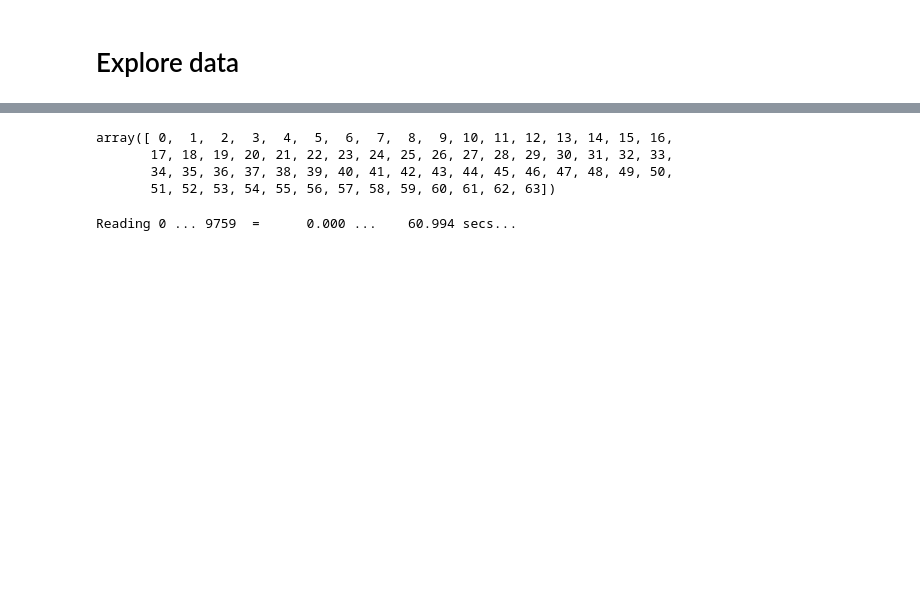
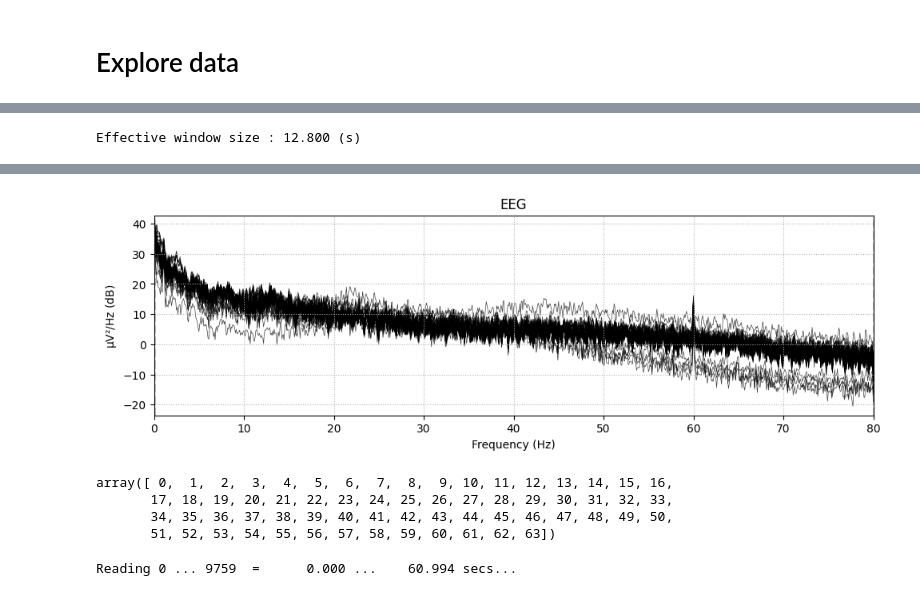
Before and after one commit to Bumbieris31/eegbci_analysis, a Jupyter notebook: total_perspective_vortex_guide.ipynb, the cells around one changed output, grey strips where cells are left out. Drawn from its saved outputs; the diff is of its cells as text; code cells hidden in the pictures; blank space fills up the shorter version.

```diff
--- a/total_perspective_vortex_guide.ipynb
+++ b/total_perspective_vortex_guide.ipynb
@@ -33,0 +34,4 @@ _ = edf_raw.plot(n_channels=3, scalings='auto', duration=20, remove_dc=False)
+# %%
+_ = edf_raw.plot_psd()
+# %% [output]
+Effective window size : 12.800 (s)
@@ -34,3 +41,4 @@ _ = edf_raw.plot(n_channels=3, scalings='auto', duration=20, remove_dc=False)
+[figure, added]
 # %%
 eeg_channels = mne.pick_types(edf_raw.info, eeg=True)
 # %%
```
Also changed, not shown: parts of 17 cells of this notebook, 31 other files.
